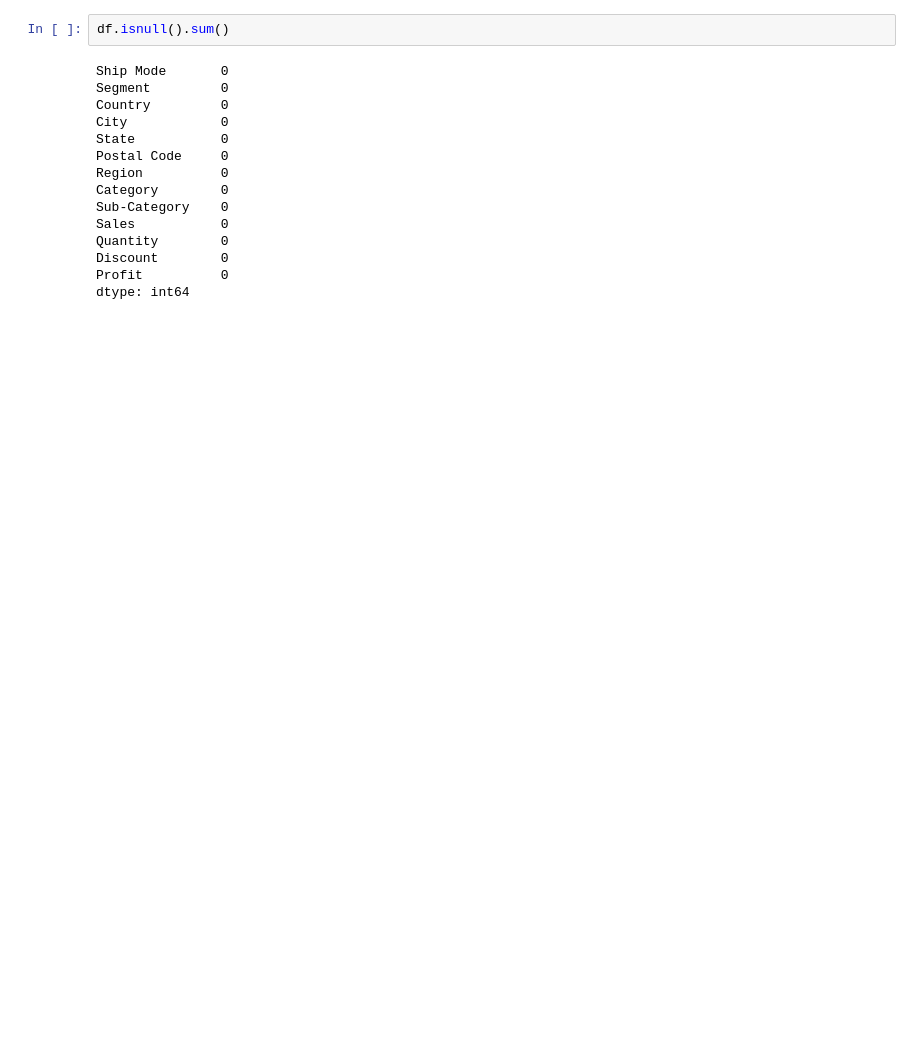
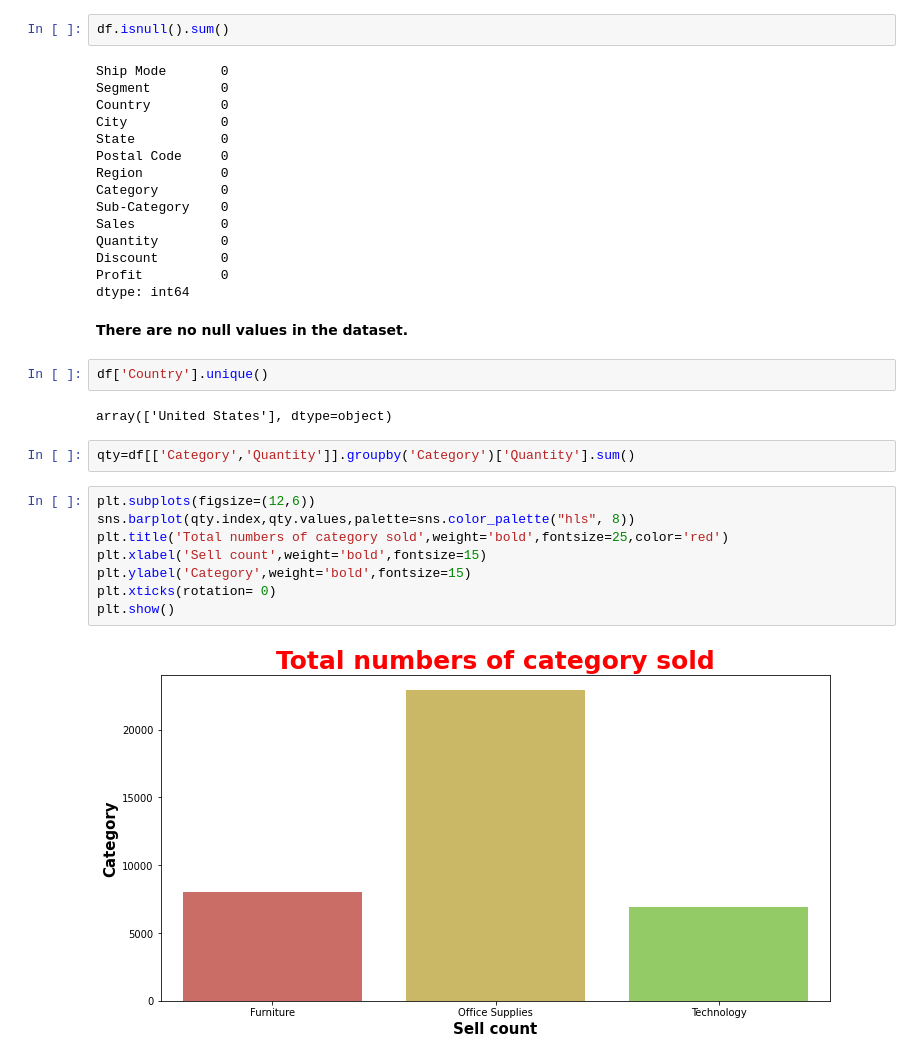
Before and after one commit to tawadesharad/Exploratory-Data-Analysis-Superstore-Dataset, a Jupyter notebook: EDA_Superstore.ipynb, the cells around one changed output. Saved outputs shown, nothing was run; the diff lists cells and outputs as text; blank space fills up the shorter version.

Commit message:
add plot on total count of material with category

```diff
--- a/EDA_Superstore.ipynb
+++ b/EDA_Superstore.ipynb
@@ -30,3 +39,21 @@ Quantity        0
 Discount        0
 Profit          0
 dtype: int64
+# %% [markdown]
+**There are no null values in the dataset.**
+# %%
+df['Country'].unique()
+# %% [output]
+array(['United States'], dtype=object)
+# %%
+qty=df[['Category','Quantity']].groupby('Category')['Quantity'].sum()
+# %%
+plt.subplots(figsize=(12,6))
+sns.barplot(qty.index,qty.values,palette=sns.color_palette("hls", 8))
+plt.title('Total numbers of category sold',weight='bold',fontsize=25,color='red')
+plt.xlabel('Sell count',weight='bold',fontsize=15)
+plt.ylabel('Category',weight='bold',fontsize=15)
+plt.xticks(rotation= 0)
+plt.show()
+# %% [output]
+[figure, added]
```
Also changed, not shown: parts of 6 cells of this notebook.
